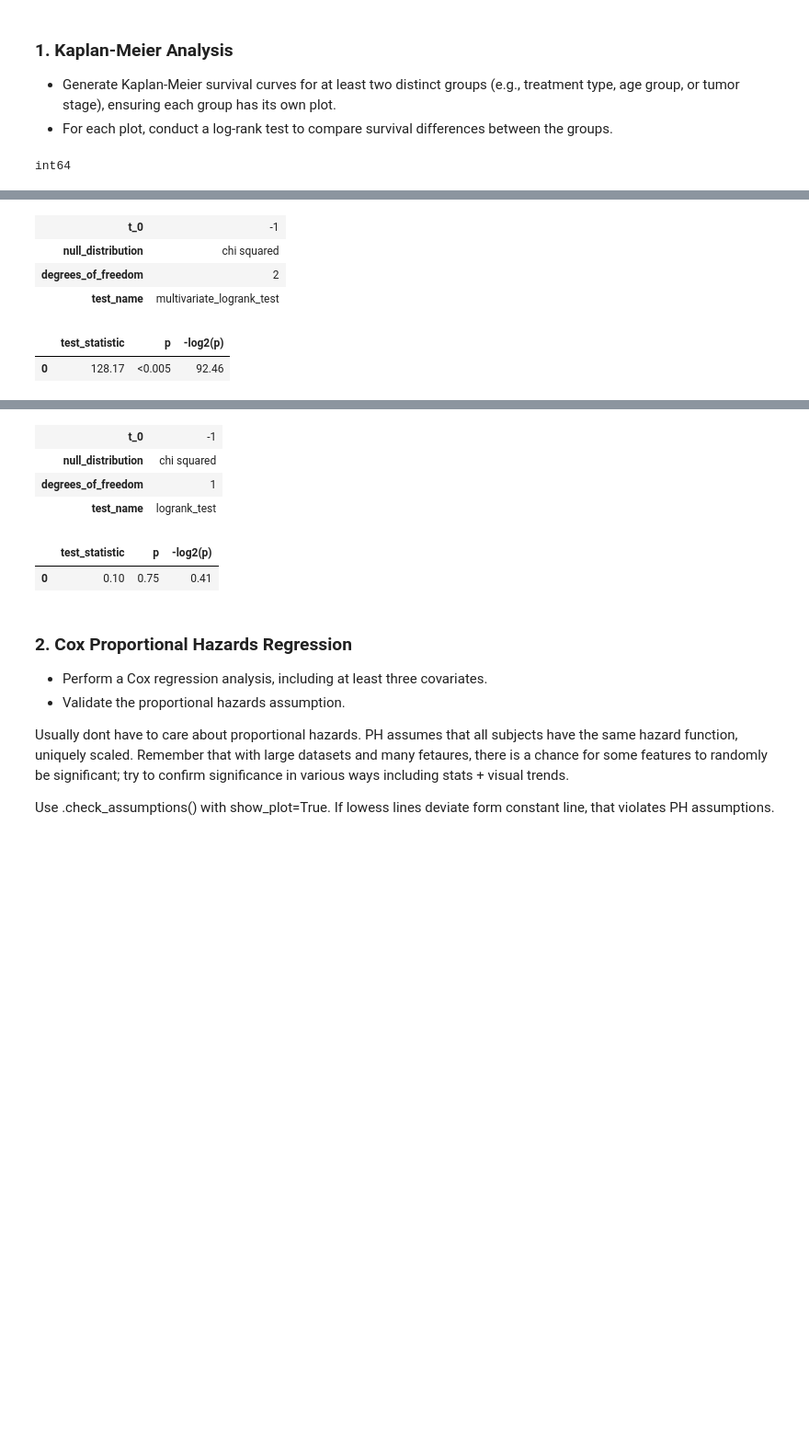
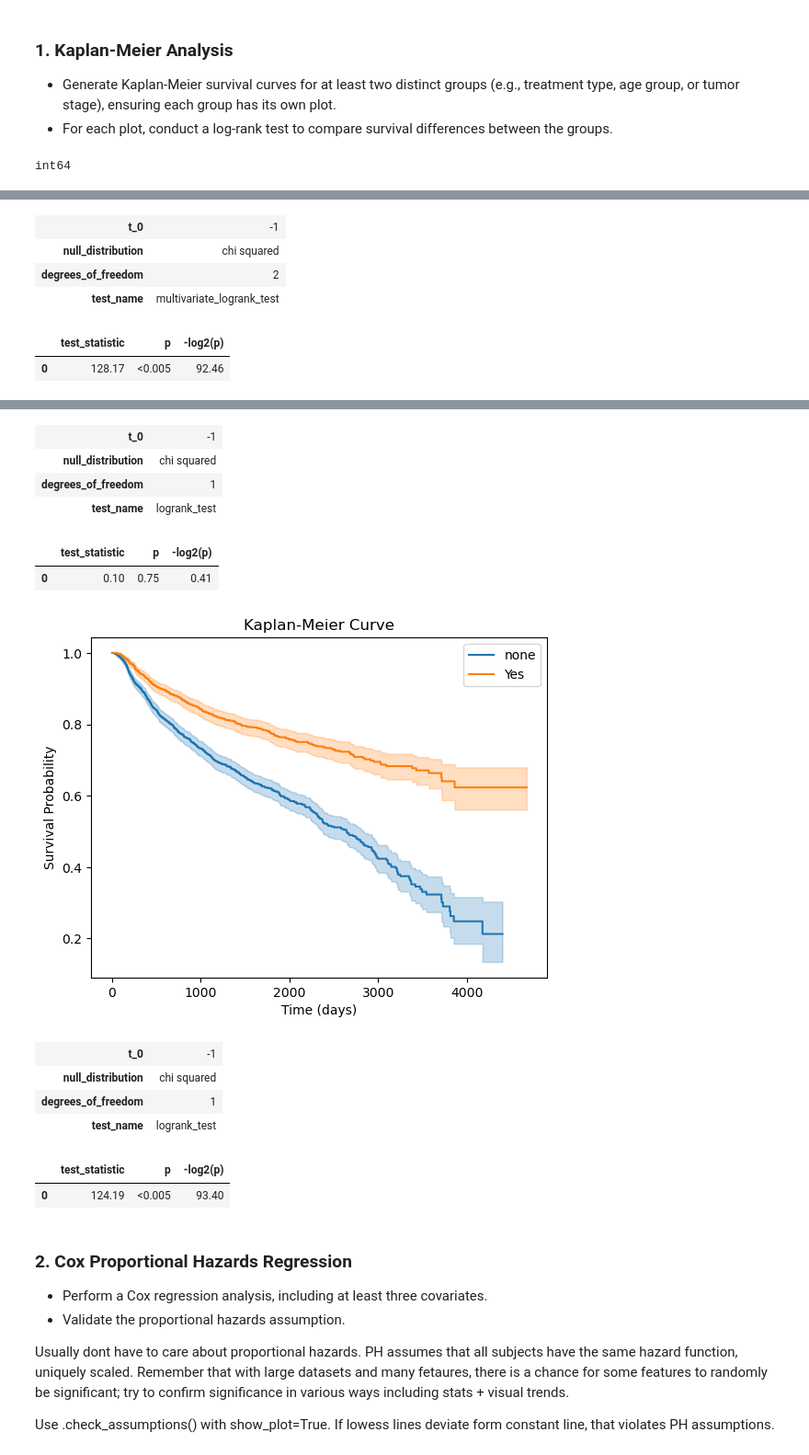
Before and after one commit to txx99/ML-AI, a Jupyter notebook: Assignment4/Scripts/main.ipynb, the cells around one changed output, grey strips where cells are left out. Shown: that part at 92% size. Saved outputs shown, nothing was run; the diff lists cells and outputs as text; code cells hidden in the pictures; blank space fills up the shorter version.

Commit message:
add chemo to KM plots

```diff
--- a/Assignment4/Scripts/main.ipynb
+++ b/Assignment4/Scripts/main.ipynb
@@ -54,6 +54,9 @@ results = multivariate_logrank_test(
 )
 results.print_summary()
 
+
+
+
 for group in data['Sex'].unique():
     mask = data['Sex'] == group # rows where Sex == group being examined
     kmf.fit(data[mask]['time'], event_observed=data[mask]['Status'], label=str(group))
@@ -62,33 +65,63 @@ plt.title('Kaplan-Meier Curve')
 plt.xlabel('Time (days)')
 plt.ylabel('Survival Probability')
 plt.show()
 
 # log rank test, 2 variables:
 Males = data['Sex'] == 'Male'
 Females = data['Sex'] == 'Female'
 results = logrank_test(
     data[Males]['time'], data[Females]['time'],
     event_observed_A=data[Males]['Status'],
     event_observed_B=data[Females]['Status']
 )
 
 results.print_summary()
+
+
+
+
+for group in data['Chemo'].unique():
+    mask = data['Chemo'] == group # rows where Sex == group being examined
+    kmf.fit(data[mask]['time'], event_observed=data[mask]['Status'], label=str(group))
+    kmf.plot_survival_function()
+plt.title('Kaplan-Meier Curve')
+plt.xlabel('Time (days)')
+plt.ylabel('Survival Probability')
+plt.show()
+
+# log rank test, 2 variables:
+Males = data['Chemo'] == 'none'
+Females = data['Chemo'] == 'Yes'
+results = logrank_test(
+    data[Males]['time'], data[Females]['time'],
+    event_observed_A=data[Males]['Status'],
+    event_observed_B=data[Females]['Status']
+)
+
+results.print_summary()
 # %% [output]
 int64
 [figure]
 | t_0 | -1 |
 | null_distribution | chi squared |
 | degrees_of_freedom | 2 |
 | test_name | multivariate_logrank_test |
 |  | test_statistic | p | -log2(p) |
 | 0 | 128.17 | <0.005 | 92.46 |
 [figure]
 | t_0 | -1 |
 | null_distribution | chi squared |
 | degrees_of_freedom | 1 |
 | test_name | logrank_test |
 |  | test_statistic | p | -log2(p) |
 | 0 | 0.10 | 0.75 | 0.41 |
+[figure, added]
+| t_0 | -1 |
+| null_distribution | chi squared |
+| degrees_of_freedom | 1 |
+| test_name | logrank_test |
+|  | test_statistic | p | -log2(p) |
+| 0 | 124.19 | <0.005 | 93.40 |
 # %% [markdown]
 ### 2. Cox Proportional Hazards Regression
 - Perform a Cox regression analysis, including at least three covariates.
```
